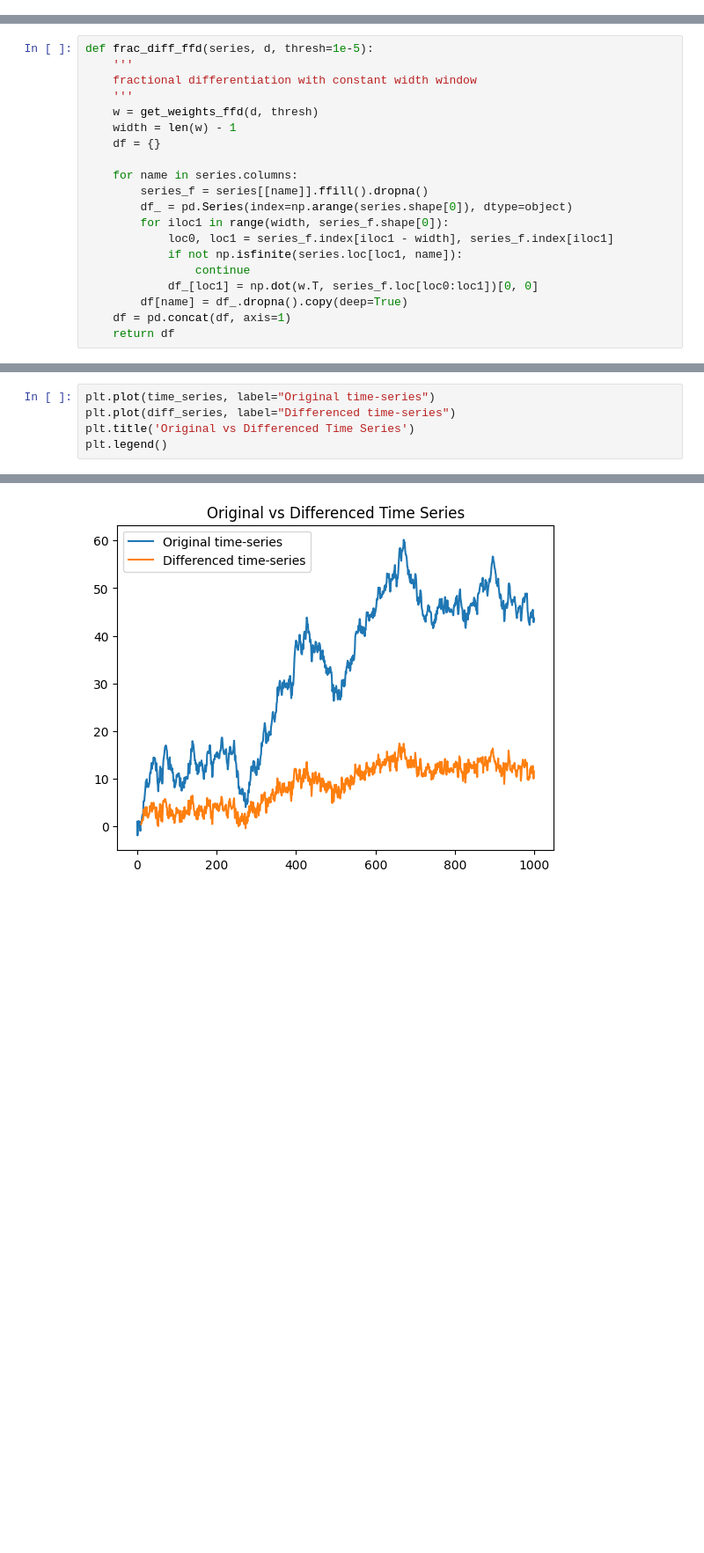
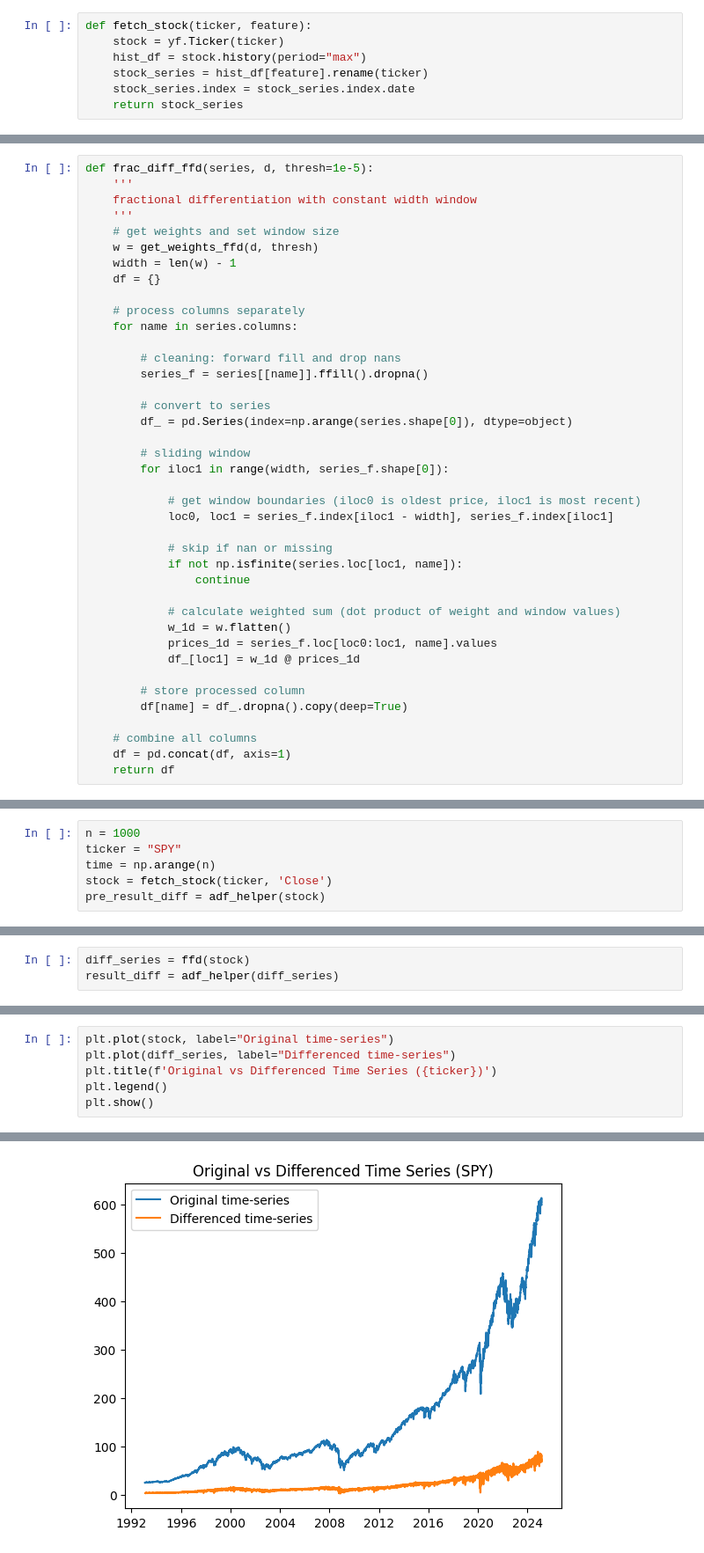
Before and after one commit to jkrue242/MLTrade, a Jupyter notebook: frac_diff.ipynb, the cells around one changed output, grey strips where cells are left out. Shown: that part at 88% size. Drawn from its saved outputs; the diff is of its cells as text; blank space fills up the shorter version.

Commit message:
updates to frac diff

```diff
--- a/frac_diff.ipynb
+++ b/frac_diff.ipynb
@@ -6,4 +7,11 @@ from statsmodels.tsa.stattools import adfuller, coint
 np.random.seed(42)
+# %%
+def fetch_stock(ticker, feature):
+    stock = yf.Ticker(ticker)
+    hist_df = stock.history(period="max")
+    stock_series = hist_df[feature].rename(ticker)
+    stock_series.index = stock_series.index.date
+    return stock_series
 # %%
 def get_weights_ffd(d, thresh):
     '''
@@ -23,19 +42,39 @@ def frac_diff_ffd(series, d, thresh=1e-5):
     '''
     fractional differentiation with constant width window
     '''
+    # get weights and set window size
     w = get_weights_ffd(d, thresh)
     width = len(w) - 1
     df = {}
 
+    # process columns separately
     for name in series.columns:
+
+        # cleaning: forward fill and drop nans
         series_f = series[[name]].ffill().dropna()
+
+        # convert to series
         df_ = pd.Series(index=np.arange(series.shape[0]), dtype=object)
+
+        # sliding window
         for iloc1 in range(width, series_f.shape[0]):
+
+            # get window boundaries (iloc0 is oldest price, iloc1 is most recent)
             loc0, loc1 = series_f.index[iloc1 - width], series_f.index[iloc1]
+
+            # skip if nan or missing
             if not np.isfinite(series.loc[loc1, name]):
                 continue
-            df_[loc1] = np.dot(w.T, series_f.loc[loc0:loc1])[0, 0]
+
+            # calculate weighted sum (dot product of weight and window values)
+            w_1d = w.flatten()
+            prices_1d = series_f.loc[loc0:loc1, name].values
+            df_[loc1] = w_1d @ prices_1d
+
+        # store processed column
         df[name] = df_.dropna().copy(deep=True)
+
+    # combine all columns
     df = pd.concat(df, axis=1)
     return df
 # %%
@@ -68,0 +114,6 @@ Critical values (differenced):  10% -2.5683299626694422
+# %%
+n = 1000
+ticker = "SPY"
+time = np.arange(n)
+stock = fetch_stock(ticker, 'Close')
+pre_result_diff = adf_helper(stock)
@@ -68,0 +129,3 @@ Critical values (differenced):  10% -2.5683299626694422
+# %%
+diff_series = ffd(stock)
+result_diff = adf_helper(diff_series)
@@ -69,6 +141,7 @@ Critical values (differenced):  10% -2.5683299626694422
 # %%
-plt.plot(time_series, label="Original time-series")
+plt.plot(stock, label="Original time-series")
 plt.plot(diff_series, label="Differenced time-series")
-plt.title('Original vs Differenced Time Series')
+plt.title(f'Original vs Differenced Time Series ({ticker})')
 plt.legend()
+plt.show()
 # %% [output]
@@ -76 +148 @@ plt.legend()
-[figure, old version]
+[figure, new version]
```
Also changed, not shown: parts of 9 cells of this notebook, 2 other files.
